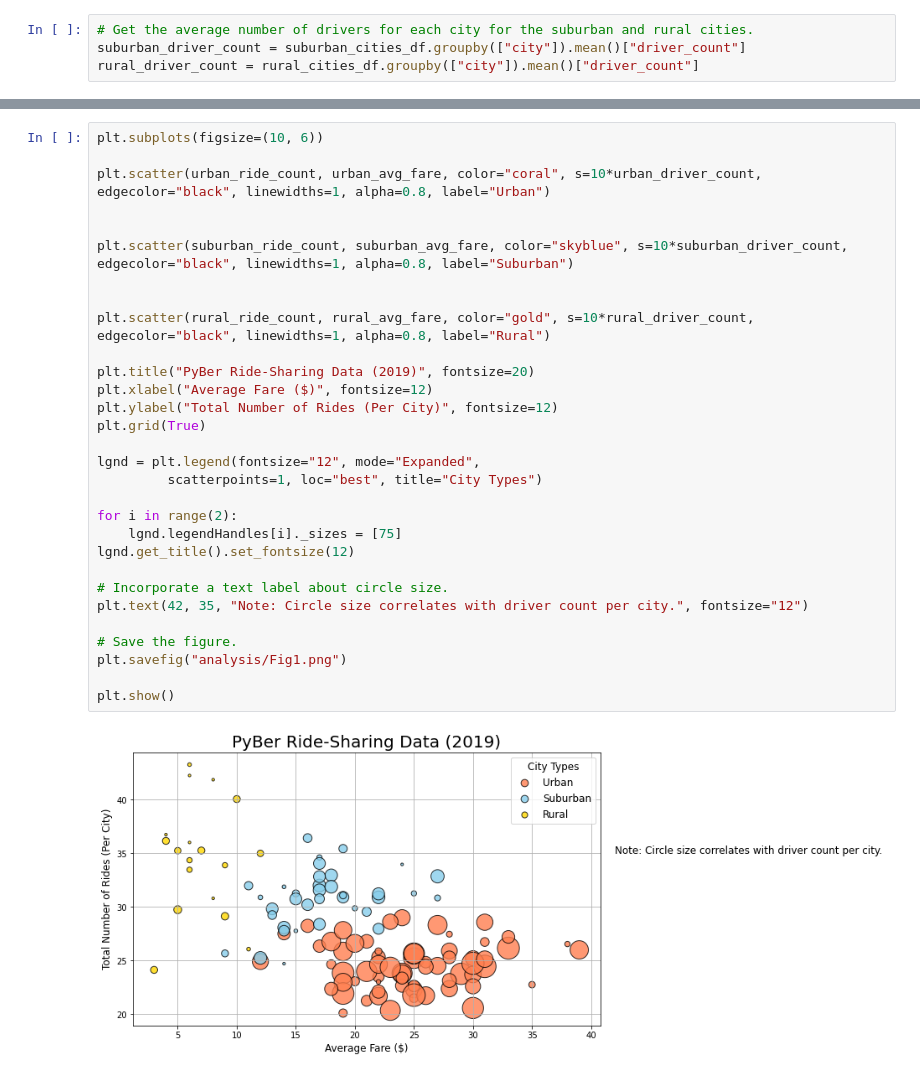
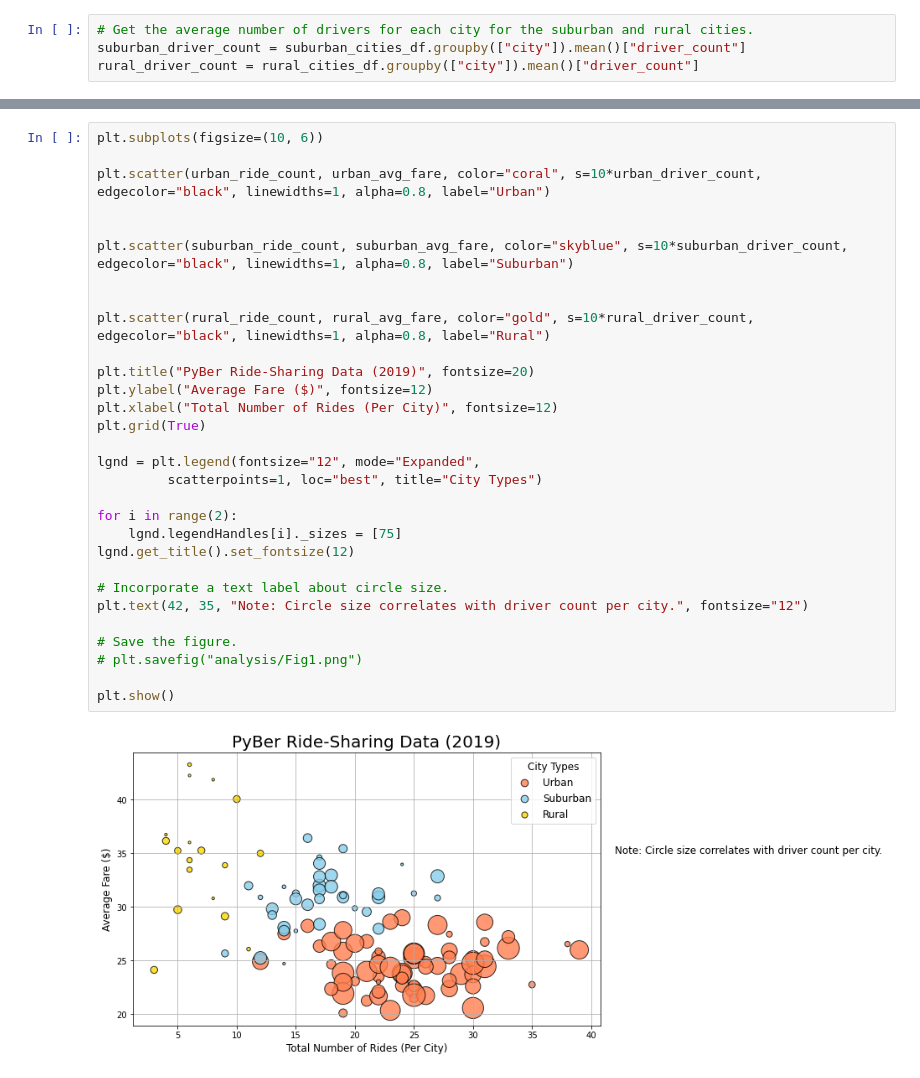
Before and after one commit to Ehsan-O/PyBer_Analysis, a Jupyter notebook: PyBer.ipynb, the cells around one changed output, grey strips where cells are left out. Drawn from its saved outputs; the diff is of its cells as text.

```diff
--- a/PyBer.ipynb
+++ b/PyBer.ipynb
@@ -215,32 +215,32 @@ plt.grid(True)
 # %%
 plt.subplots(figsize=(10, 6))
 
 plt.scatter(urban_ride_count, urban_avg_fare, color="coral", s=10*urban_driver_count, edgecolor="black", linewidths=1, alpha=0.8, label="Urban")
 
 
 plt.scatter(suburban_ride_count, suburban_avg_fare, color="skyblue", s=10*suburban_driver_count, edgecolor="black", linewidths=1, alpha=0.8, label="Suburban")
 
 
 plt.scatter(rural_ride_count, rural_avg_fare, color="gold", s=10*rural_driver_count, edgecolor="black", linewidths=1, alpha=0.8, label="Rural")
 
 plt.title("PyBer Ride-Sharing Data (2019)", fontsize=20)
-plt.xlabel("Average Fare ($)", fontsize=12)
-plt.ylabel("Total Number of Rides (Per City)", fontsize=12)
+plt.ylabel("Average Fare ($)", fontsize=12)
+plt.xlabel("Total Number of Rides (Per City)", fontsize=12)
 plt.grid(True)
 
 lgnd = plt.legend(fontsize="12", mode="Expanded",
          scatterpoints=1, loc="best", title="City Types")
 
 for i in range(2):
     lgnd.legendHandles[i]._sizes = [75]
 lgnd.get_title().set_fontsize(12)
 
 # Incorporate a text label about circle size.
 plt.text(42, 35, "Note: Circle size correlates with driver count per city.", fontsize="12")
 
 # Save the figure.
-plt.savefig("analysis/Fig1.png")
+# plt.savefig("analysis/Fig1.png")
 
 plt.show()
 # %% [output]
-[figure, old version]
+[figure, new version]
```
Also changed, not shown: parts of 28 cells of this notebook, 4 other files.
